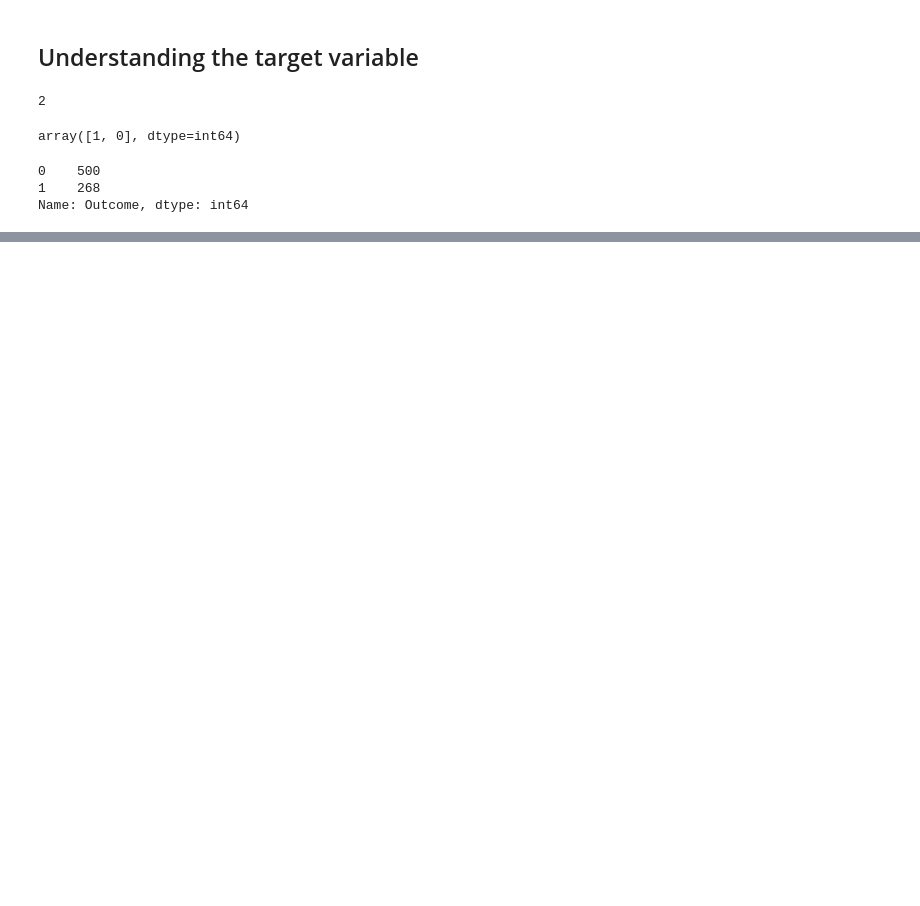
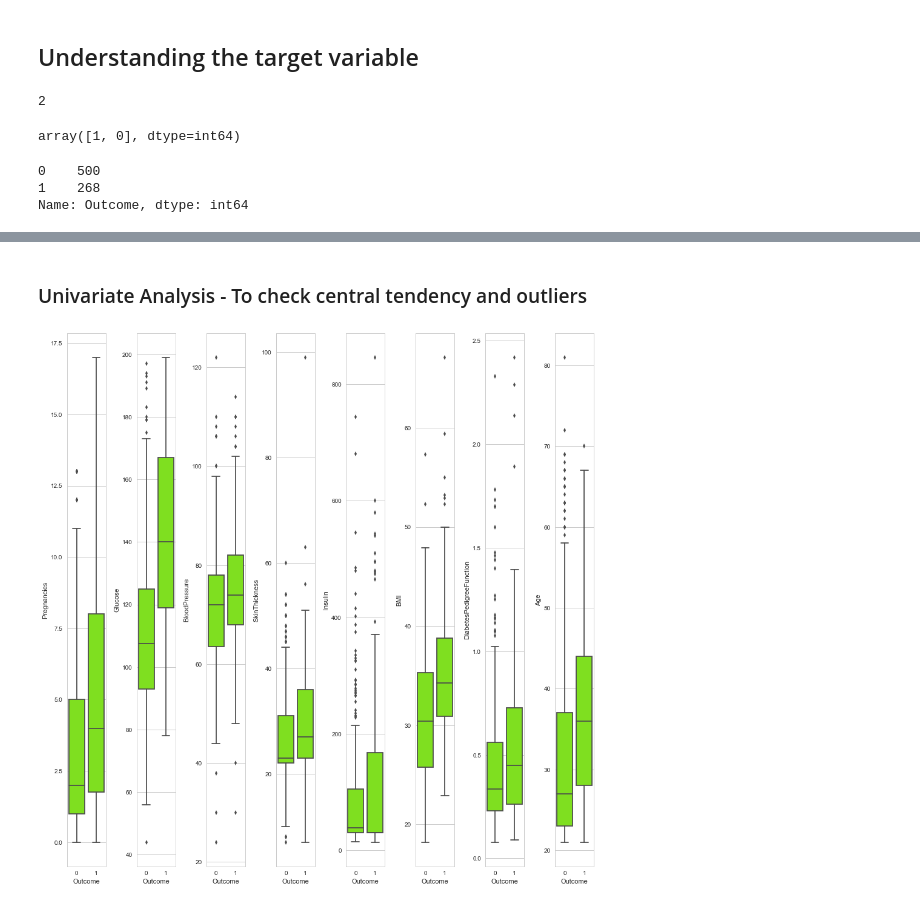
Before and after one commit to theakshaydas/PGP-AIML, a Jupyter notebook: CaseStudies/03-PimaDiabetes/Pima Diabetes - Case Study.ipynb, the cells around one changed output, grey strips where cells are left out. Saved outputs shown, nothing was run; the diff lists cells and outputs as text; code cells hidden in the pictures; blank space fills up the shorter version.

```diff
--- a/CaseStudies/03-PimaDiabetes/Pima Diabetes - Case Study.ipynb
+++ b/CaseStudies/03-PimaDiabetes/Pima Diabetes - Case Study.ipynb
@@ -180,0 +295,14 @@ pima.head()
+# %% [markdown]
+### Univariate Analysis - To check central tendency and outliers
+# %%
+# Check for distribution Central Tendency
+plt.figure(figsize=(13,13))
+index = 1
+for col in pima.columns[:-1]:
+    sns.set_style('whitegrid')
+    plt.subplot(1,8,index)
+    sns.boxplot(x='Outcome', y=col, data=pima, orient='v', color='chartreuse')
+    index += 1
+    plt.tight_layout()
+# %% [output]
+[figure, added]
```
Also changed, not shown: parts of 43 cells of this notebook.
